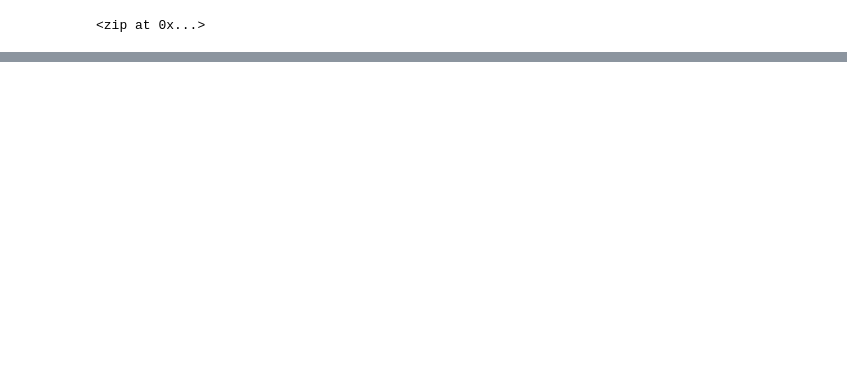
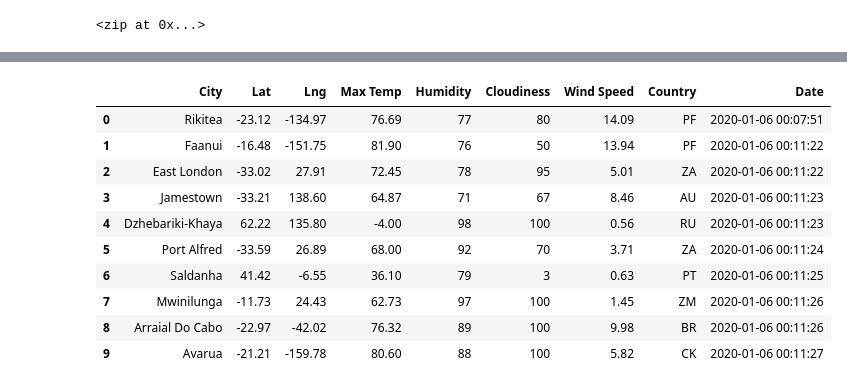
Before and after one commit to arodriguez82/World_Weather_Analysis, a Jupyter notebook: WeatherPy.ipynb, the cells around one changed output, grey strips where cells are left out. Drawn from its saved outputs; the diff is of its cells as text; code cells hidden in the pictures; blank space fills up the shorter version.

Commit message:
Modifying .gitignore and updating WeatherPy file

```diff
--- a/WeatherPy.ipynb
+++ b/WeatherPy.ipynb
@@ -33,0 +40,4 @@ len(cities)
+# %%
+# Starting URL for Weather Map API Call
+url = "https://api.openweathermap.org/data/2.5/weather?units=Imperial&APPID=" + weather_api_key
+print(url)
@@ -33,0 +127,16 @@ len(cities)
+# %%
+# Convert the array of dictionaries to a Pandas DataFrame
+city_data_df = pd.DataFrame(city_data)
+city_data_df.head(10)
+# %% [output]
+|  | City | Lat | Lng | Max Temp | Humidity | Cloudiness | Wind Speed | Country | Date |
+| 0 | Rikitea | -23.12 | -134.97 | 76.69 | 77 | 80 | 14.09 | PF | 2020-01-06 00:07:51 |
+| 1 | Faanui | -16.48 | -151.75 | 81.90 | 76 | 50 | 13.94 | PF | 2020-01-06 00:11:22 |
+| 2 | East London | -33.02 | 27.91 | 72.45 | 78 | 95 | 5.01 | ZA | 2020-01-06 00:11:22 |
+| 3 | Jamestown | -33.21 | 138.60 | 64.87 | 71 | 67 | 8.46 | AU | 2020-01-06 00:11:23 |
+| 4 | Dzhebariki-Khaya | 62.22 | 135.80 | -4.00 | 98 | 100 | 0.56 | RU | 2020-01-06 00:11:23 |
+| 5 | Port Alfred | -33.59 | 26.89 | 68.00 | 92 | 70 | 3.71 | ZA | 2020-01-06 00:11:24 |
+| 6 | Saldanha | 41.42 | -6.55 | 36.10 | 79 | 3 | 0.63 | PT | 2020-01-06 00:11:25 |
+| 7 | Mwinilunga | -11.73 | 24.43 | 62.73 | 97 | 100 | 1.45 | ZM | 2020-01-06 00:11:26 |
+| 8 | Arraial Do Cabo | -22.97 | -42.02 | 76.32 | 89 | 100 | 9.98 | BR | 2020-01-06 00:11:26 |
+| 9 | Avarua | -21.21 | -159.78 | 80.60 | 88 | 100 | 5.82 | CK | 2020-01-06 00:11:27 |
```
Also changed, not shown: parts of 7 cells of this notebook, 1 other file.
